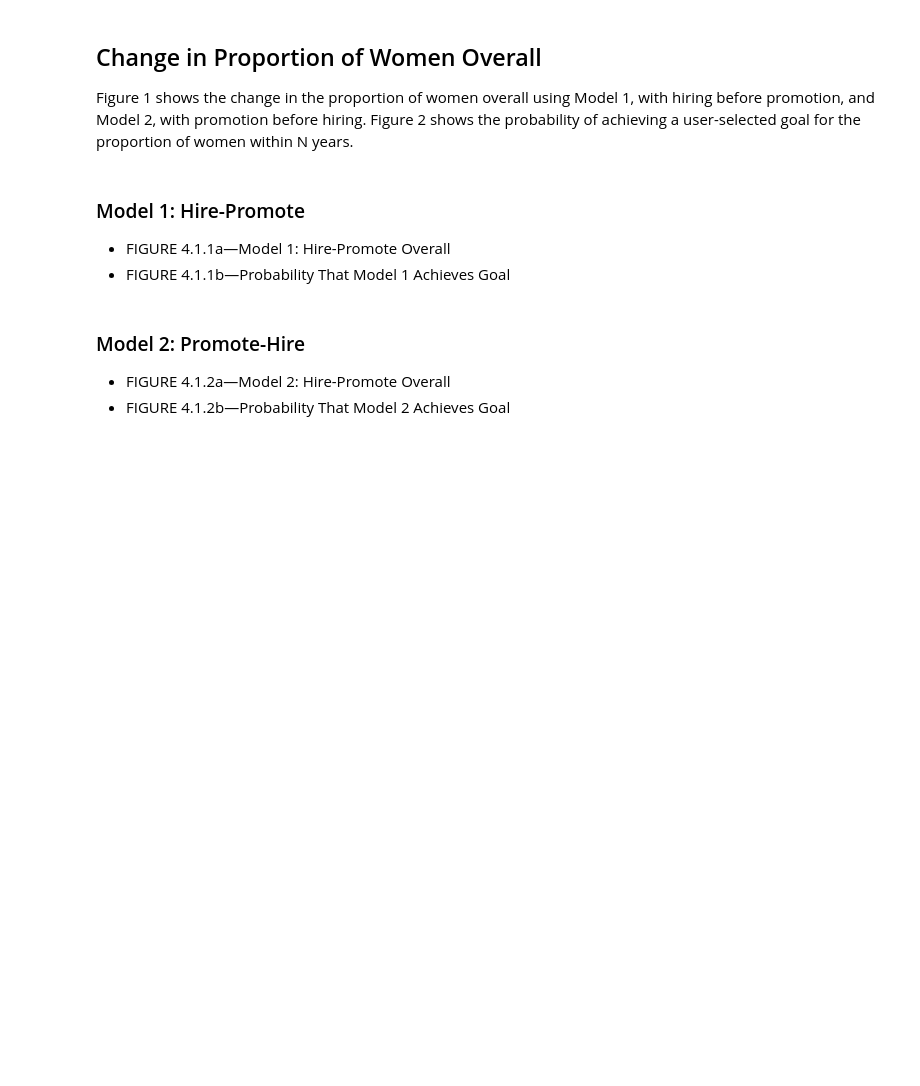
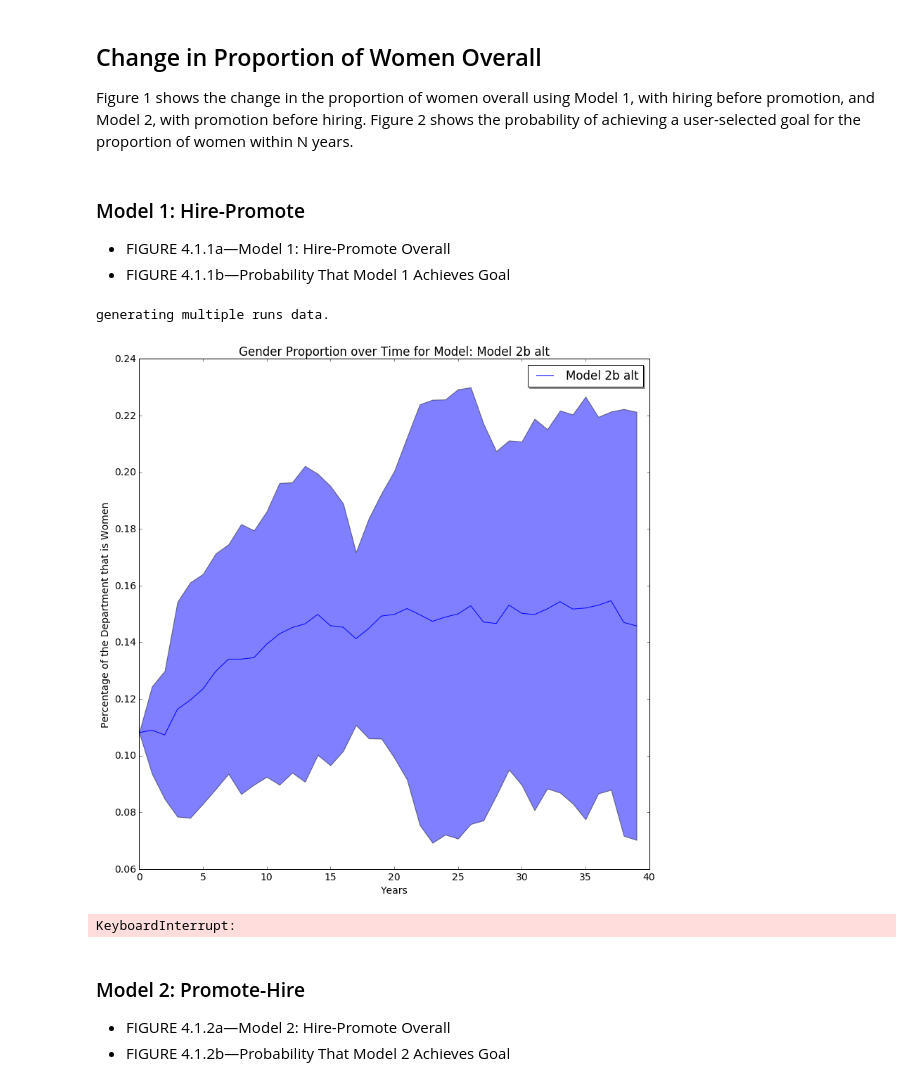
Before and after one commit to university-gender-evolution/notebooks-univ-gender, a Jupyter notebook: notebooks/mgmt_notebook05092016.ipynb, the cells around one changed output. Cells and saved outputs as stored; diff of their text form; code cells hidden in the pictures; blank space fills up the shorter version.

```diff
--- a/notebooks/mgmt_notebook05092016.ipynb
+++ b/notebooks/mgmt_notebook05092016.ipynb
@@ -75,6 +75,15 @@ Figure 1 shows the change in the proportion of women overall using Model 1, with
 
 - FIGURE 4.1.1a—Model 1: Hire-Promote Overall
 - FIGURE 4.1.1b—Probability That Model 1 Achieves Goal
+# %%
+t.plot_multiple_runs_gender_prop(20)
+# %% [output]
+generating multiple runs data.
+[figure, added]
+# %%
+t.plot_empirical_probability_gender_proportion(20, 0.20)
+# %% [output]
+KeyboardInterrupt:
 # %% [markdown]
 ### Model 2:  Promote-Hire
 
```
Also changed, not shown: parts of 7 cells of this notebook, 1 other file.
